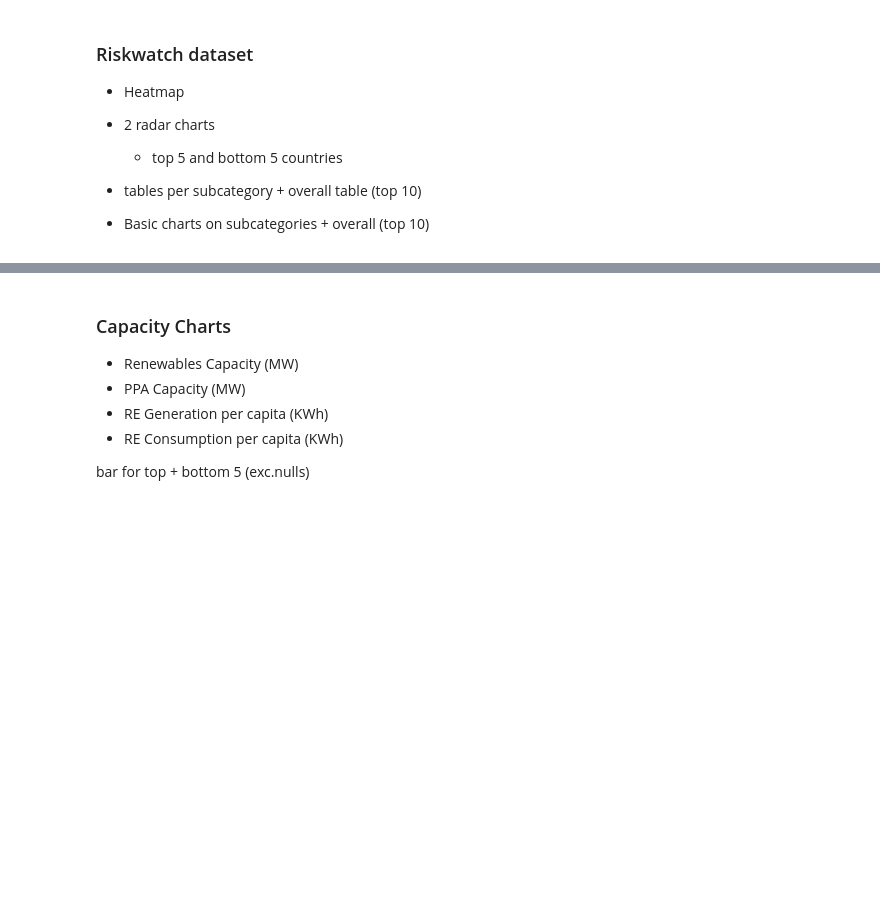
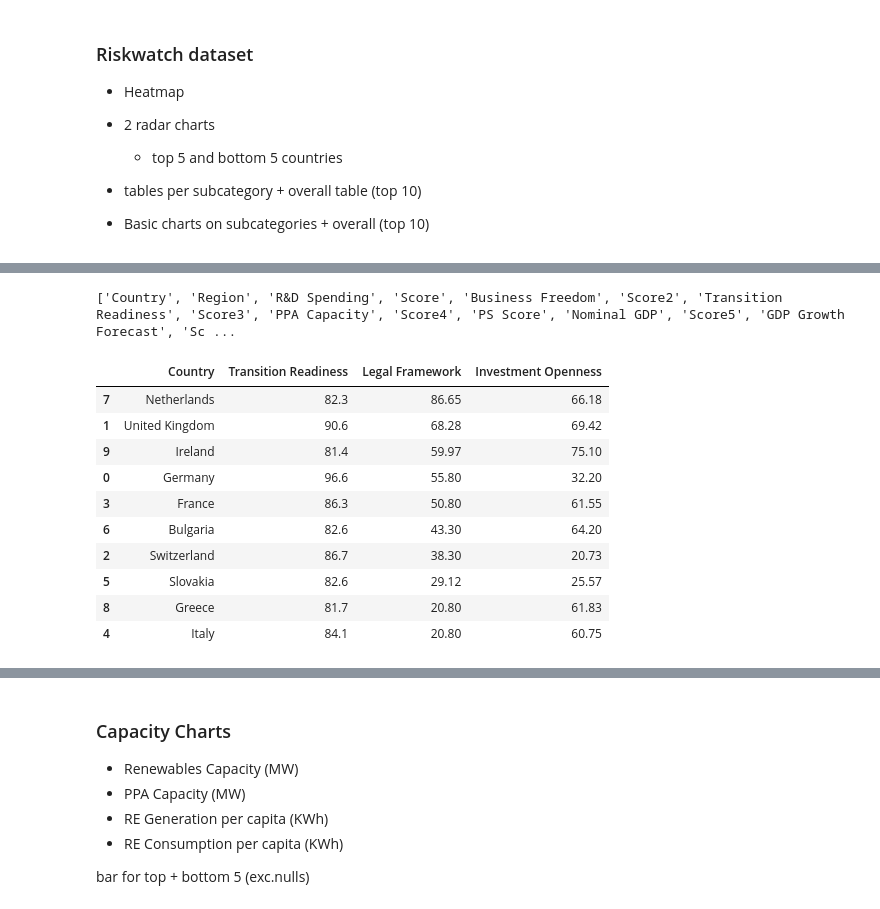
Before and after one commit to inspiratia-am/public_tests, a Jupyter notebook: riskwatch_2023charts.ipynb, the cells around one changed output, grey strips where cells are left out. Cells and saved outputs as stored; diff of their text form; code cells hidden in the pictures; blank space fills up the shorter version.

```diff
--- a/riskwatch_2023charts.ipynb
+++ b/riskwatch_2023charts.ipynb
@@ -62 +63,5 @@ df_rw.head()
 5 rows × 66 columns
+# %%
+print(list(df_rw.columns))
+# %% [output]
+['Country', 'Region', 'R&D Spending', 'Score', 'Business Freedom', 'Score2', 'Transition Readiness', 'Score3', 'PPA Capacity', 'Score4', 'PS Score', 'Nominal GDP', 'Score5', 'GDP Growth Forecast', 'Sc ...
@@ -62,0 +72,15 @@ df_rw.head()
+# %%
+subset = subset.head(10).sort_values(by='Legal Framework', ascending=False).round(2)
+subset
+# %% [output]
+|  | Country | Transition Readiness | Legal Framework | Investment Openness |
+| 7 | Netherlands | 82.3 | 86.65 | 66.18 |
+| 1 | United Kingdom | 90.6 | 68.28 | 69.42 |
+| 9 | Ireland | 81.4 | 59.97 | 75.10 |
+| 0 | Germany | 96.6 | 55.80 | 32.20 |
+| 3 | France | 86.3 | 50.80 | 61.55 |
+| 6 | Bulgaria | 82.6 | 43.30 | 64.20 |
+| 2 | Switzerland | 86.7 | 38.30 | 20.73 |
+| 5 | Slovakia | 82.6 | 29.12 | 25.57 |
+| 8 | Greece | 81.7 | 20.80 | 61.83 |
+| 4 | Italy | 84.1 | 20.80 | 60.75 |
```
Also changed, not shown: parts of 11 cells of this notebook, 10 other files.
